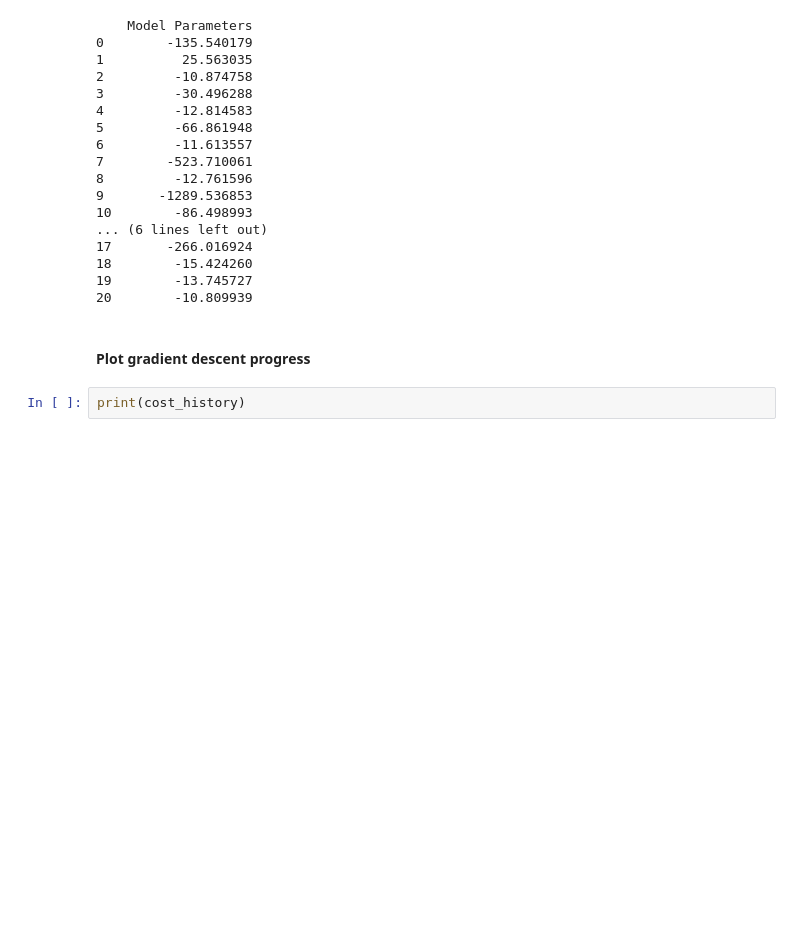
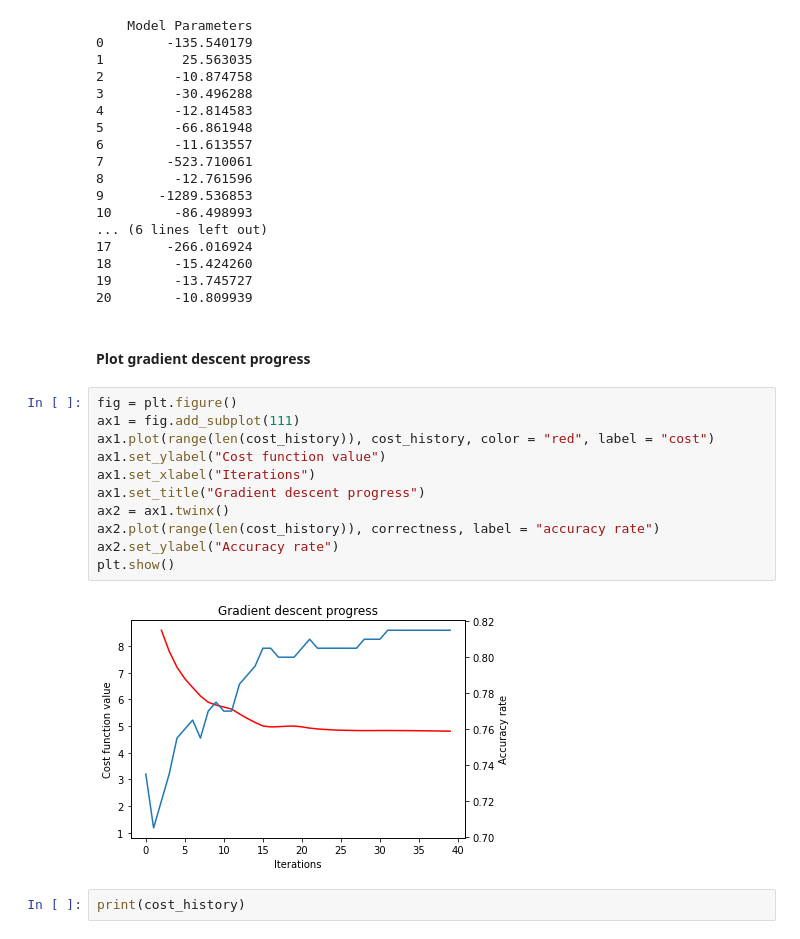
Before and after one commit to CKKKKKKKKK/Machine-Learning, a Jupyter notebook: Project/Project1/main.ipynb, the cells around one changed output. Drawn from its saved outputs; the diff is of its cells as text; blank space fills up the shorter version.

Commit message:
Add a new figure

```diff
--- a/Project/Project1/main.ipynb
+++ b/Project/Project1/main.ipynb
@@ -404,6 +419,19 @@ print(theta_table)
 20        -10.809939
 # %% [markdown]
 #### Plot gradient descent progress
+# %%
+fig = plt.figure()
+ax1 = fig.add_subplot(111)
+ax1.plot(range(len(cost_history)), cost_history, color = "red", label = "cost")
+ax1.set_ylabel("Cost function value")
+ax1.set_xlabel("Iterations")
+ax1.set_title("Gradient descent progress")
+ax2 = ax1.twinx()
+ax2.plot(range(len(cost_history)), correctness, label = "accuracy rate")
+ax2.set_ylabel("Accuracy rate")
+plt.show()
+# %% [output]
+[figure, added]
 # %%
 print(cost_history)
 # %% [output]
```
Also changed, not shown: parts of 8 cells of this notebook.
